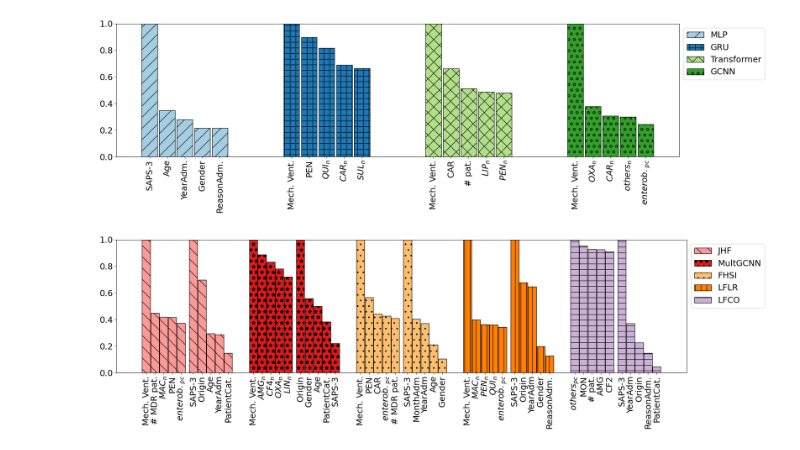
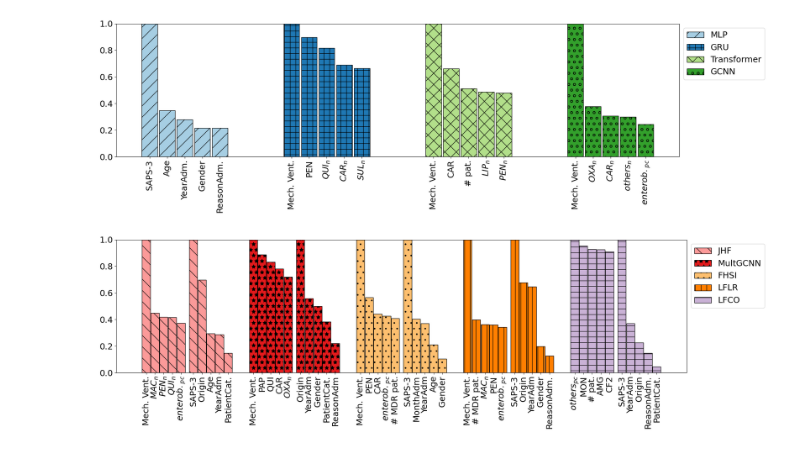
Before and after one commit to oscarescuderoarnanz/MMI4MTS, a Jupyter notebook: knowledge_extraction/MDR/PFI/Results-VF.ipynb, the cells around one changed output. Saved outputs shown, nothing was run; the diff lists cells and outputs as text; code cells hidden in the pictures.

```diff
--- a/knowledge_extraction/MDR/PFI/Results-VF.ipynb
+++ b/knowledge_extraction/MDR/PFI/Results-VF.ipynb
@@ -380,12 +380,16 @@ bar_positions = [
     for feature_index in range(n_features_temporal + n_features_static)
 ]
 
-# Feature names for labels (temporal + static) – Ensure 8 labels per model
 keys = [
-    'Mech. Vent.', '# MDR pat.',  r'$MAC_{n}$', 'PEN', r'$enterob._{pc}$', 'SAPS-3', 'Origin', 'Age', 'YearAdm', 'PatientCat.', # JHF
-    'Mech. Vent.', r'$AMG_{n}$', r'$CF4_{n}$', r'$OXA_{n}$', r'$LIN_{n}$', 'Origin', 'Gender', 'Age', 'PatientCat.', 'SAPS-3',# MultGCNN
+     'Mech. Vent.', r'$MAC_{n}$', r'$PEN_{n}$', r'$QUI_{n}$', r'$enterob._{pc}$', 'SAPS-3', 'Origin', 'Age', 'YearAdm', 'PatientCat.', #JHF
+
+
+    'Mech. Vent.', r'PAP', r'QUI', r'CAR', r'$OXA_{n}$', 'Origin', 'YearAdm', 'Gender', 'PatientCat.', 'ReasonAdm',# MultGCNN
+
     'Mech. Vent.', 'PEN', 'CAR', r'$enterob._{pc}$', '# MDR pat.', 'SAPS-3', 'MonthAdm', 'YearAdm', 'Age', 'Gender', # FHSI
-    'Mech. Vent.', r'$MAC_{n}$', r'$PEN_{n}$', r'$QUI_{n}$', r'$enterob._{pc}$', 'SAPS-3', 'Origin', 'YearAdm', 'Gender', 'ReasonAdm.',# LFLR
+
+    'Mech. Vent.', r'# MDR pat.', r'$MAC_{n}$', r'PEN', r'$enterob._{pc}$', 'SAPS-3', 'Origin', 'YearAdm', 'Gender', 'ReasonAdm.',# LFLR
+
     r'$others_{pc}$', 'MON', '# pat.', 'AMG', 'CF2', 'SAPS-3', 'YearAdm', 'Origin', 'ReasonAdm.', 'PatientCat.'  # LFCO
 ]
 
@@ -409,31 +413,31 @@ for model_index, (model, model_data) in enumerate(df_sorted_temporal.items()):
         hatch=hatch_patterns[model_index],
         color=colors[4:][model_index],
         edgecolor='black',
         label=model
     )
 
     # Plot static bars
     plt.bar(
         bar_positions[model_index * (n_features_temporal + n_features_static) + n_features_temporal :
                       (model_index + 1) * (n_features_temporal + n_features_static)],
         static_bars,
         bar_width,
         hatch=hatch_patterns[model_index],
         color=colors[4:][model_index],
         edgecolor='black',
     )
 
 # X-axis labels
 plt.xticks(bar_positions, keys, rotation=90, fontsize=18)
 plt.yticks(fontsize=18)
 plt.ylim(0, 1)
 
 # Legend
 plt.legend(fontsize=18, loc='upper left', bbox_to_anchor=(1, 1))
 
 # Save and show plot
 plt.tight_layout()
 plt.savefig('ranking_pfi_multimodal.pdf', format='pdf', bbox_inches='tight', dpi=100)
 plt.show()
 # %% [output]
-[figure, old version]
+[figure, new version]
```
Also changed, not shown: parts of 2 cells of this notebook, 14 other files.
